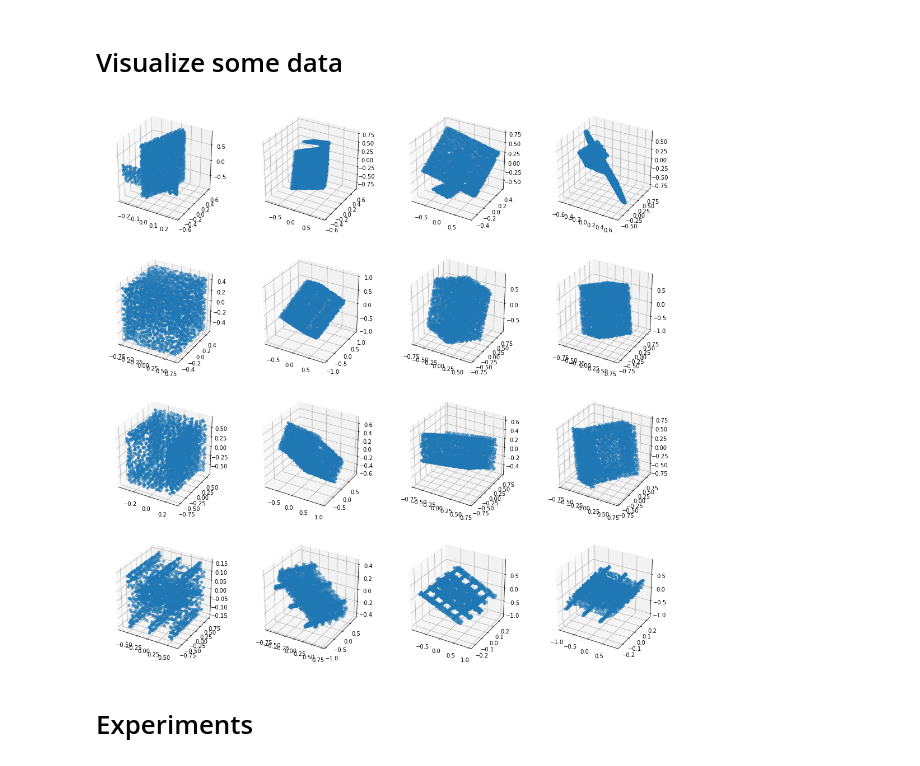
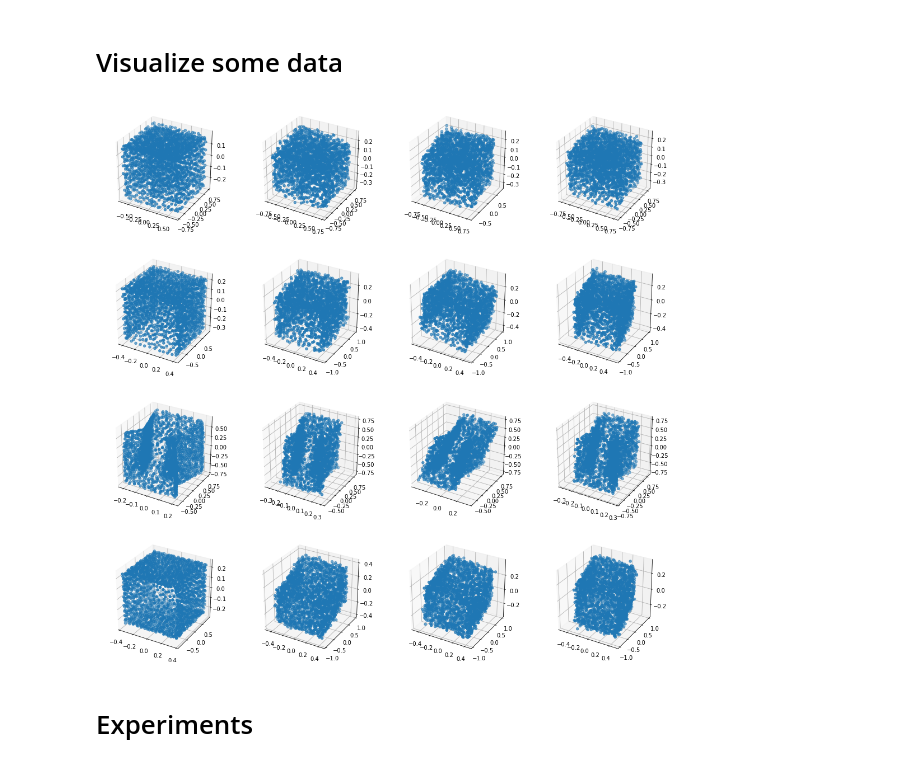
Before and after one commit to jakubzadrozny/thesis, a Jupyter notebook: experiments.ipynb, the cells around one changed output. Drawn from its saved outputs; the diff is of its cells as text; code cells hidden in the pictures.

Commit message:
added new transform

```diff
--- a/experiments.ipynb
+++ b/experiments.ipynb
@@ -14,7 +14,12 @@ from transforms import RandomRotation
 # %% [markdown]
 # Prepare dataset
 # %%
-train_dataset = ModelnetDataset(transform=None)
+t = transforms.Compose([
+    transforms.RandomRotation(0.02),
+    transforms.GaussianNoise(0.02),
+])
+
+train_dataset = ModelnetDataset(transform=t)
 test_dataset = ModelnetDataset(transform=None)
 
 train_loader = DataLoader(train_dataset, batch_size=24,
@@ -47,10 +52,10 @@ def apply_m_times(f, samples, m):
 # %%
 N, M = 4, 3
 batch = next(iter(test_loader))
-samples = apply_m_times(lambda x: RandomRotation()(x.numpy()), batch[:N], M)
+samples = apply_m_times(lambda x: t(x.numpy()), batch[:N], M)
 plot_samples(samples, N, M+1)
 # %% [output]
-[figure, old version]
+[figure, new version]
 # %% [markdown]
 # Experiments
 # %% [markdown]
```
Also changed, not shown: parts of 4 cells of this notebook, 3 other files.
